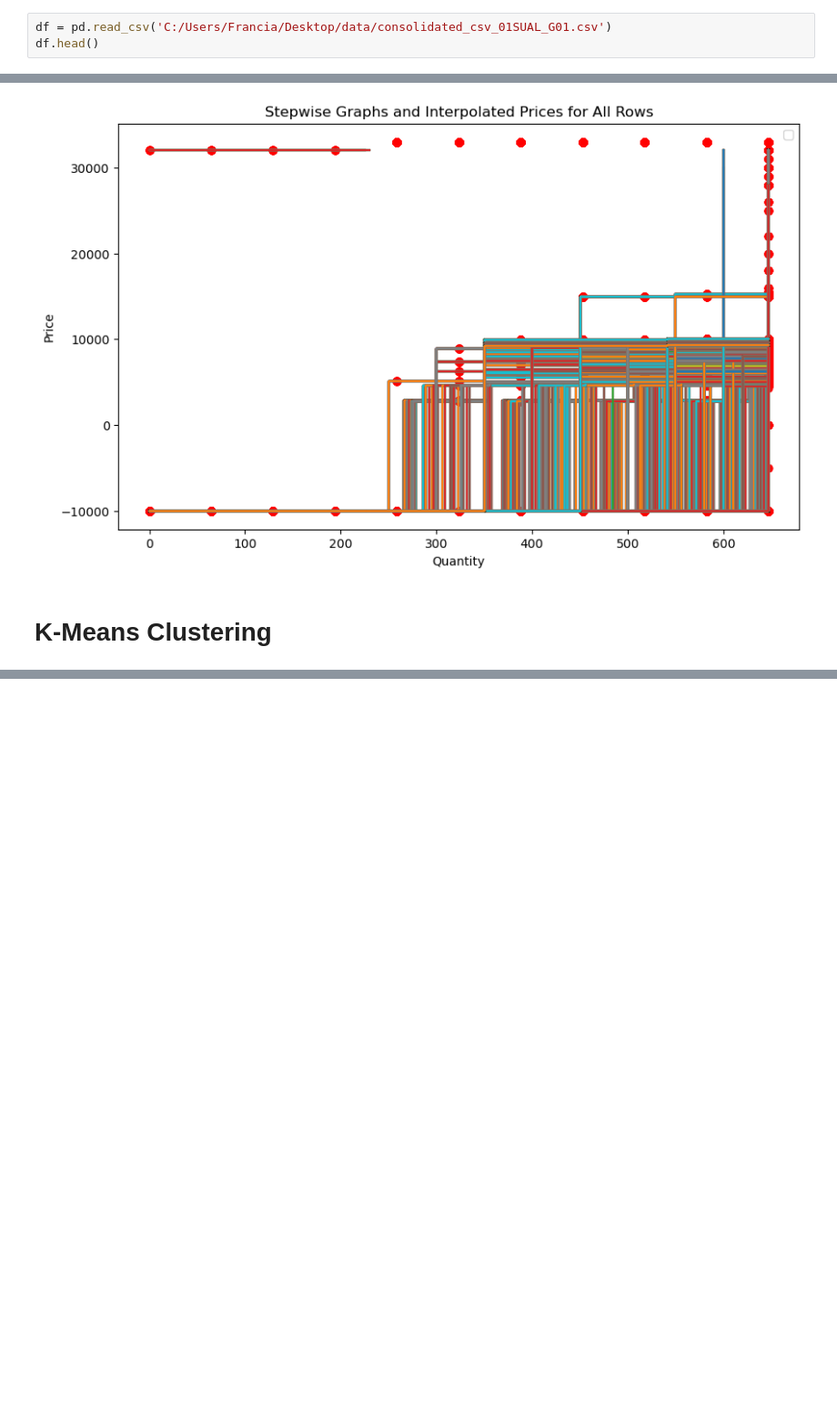
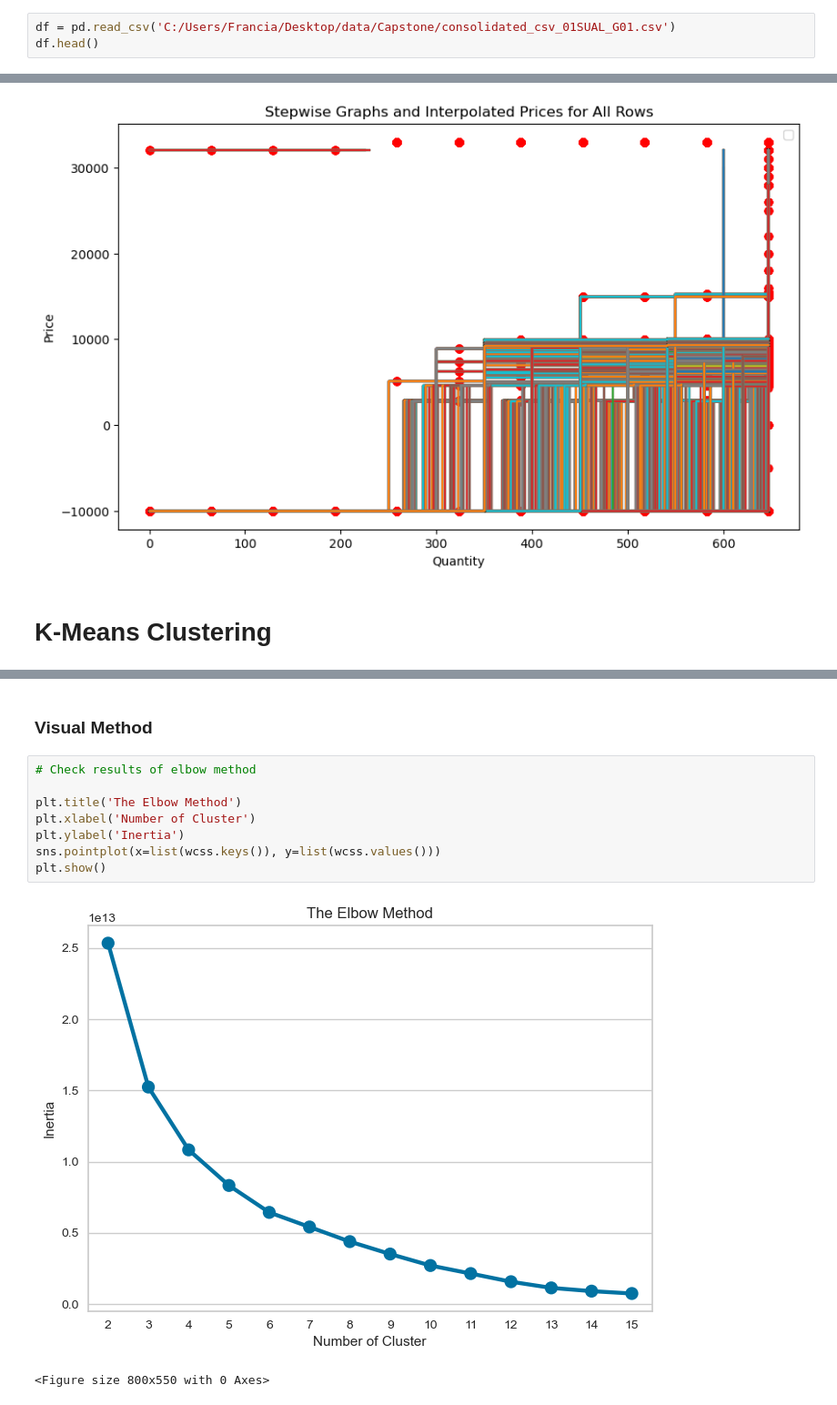
Before and after one commit to gbrosell/maroon-archers, a Jupyter notebook: 01SUAL_G01_clustering.ipynb, the cells around one changed output, grey strips where cells are left out. Shown at 91% size. Drawn from its saved outputs; the diff is of its cells as text; blank space fills up the shorter version.

```diff
--- a/01SUAL_G01_clustering.ipynb
+++ b/01SUAL_G01_clustering.ipynb
@@ -23,7 +50,7 @@ Requirement already satisfied: threadpoolctl>=2.0.0 in c:\users\francia\anaconda
 # %% [markdown]
 # Data Preprocessing
 # %%
-df = pd.read_csv('C:/Users/Francia/Desktop/data/consolidated_csv_01SUAL_G01.csv')
+df = pd.read_csv('C:/Users/Francia/Desktop/data/Capstone/consolidated_csv_01SUAL_G01.csv')
 df.head()
 # %% [output]
 |  | RUN_TIME | MKT_TYPE | REGION_NAME | ZONE_NAME | RESOURCE_NAME | TIME_INTERVAL | START_TIME | END_TIME | ... |
@@ -263,0 +350,13 @@ array([[-10000.  , -10000.  , -10000.  , ...,   4638.61,   4638.61,
+# %% [markdown]
+### Visual Method
+# %%
+# Check results of elbow method
+
+plt.title('The Elbow Method')
+plt.xlabel('Number of Cluster')
+plt.ylabel('Inertia')
+sns.pointplot(x=list(wcss.keys()), y=list(wcss.values()))
+plt.show()
+# %% [output]
+[figure, added]
+<Figure size 800x550 with 0 Axes>
```
Also changed, not shown: parts of 28 cells of this notebook.
